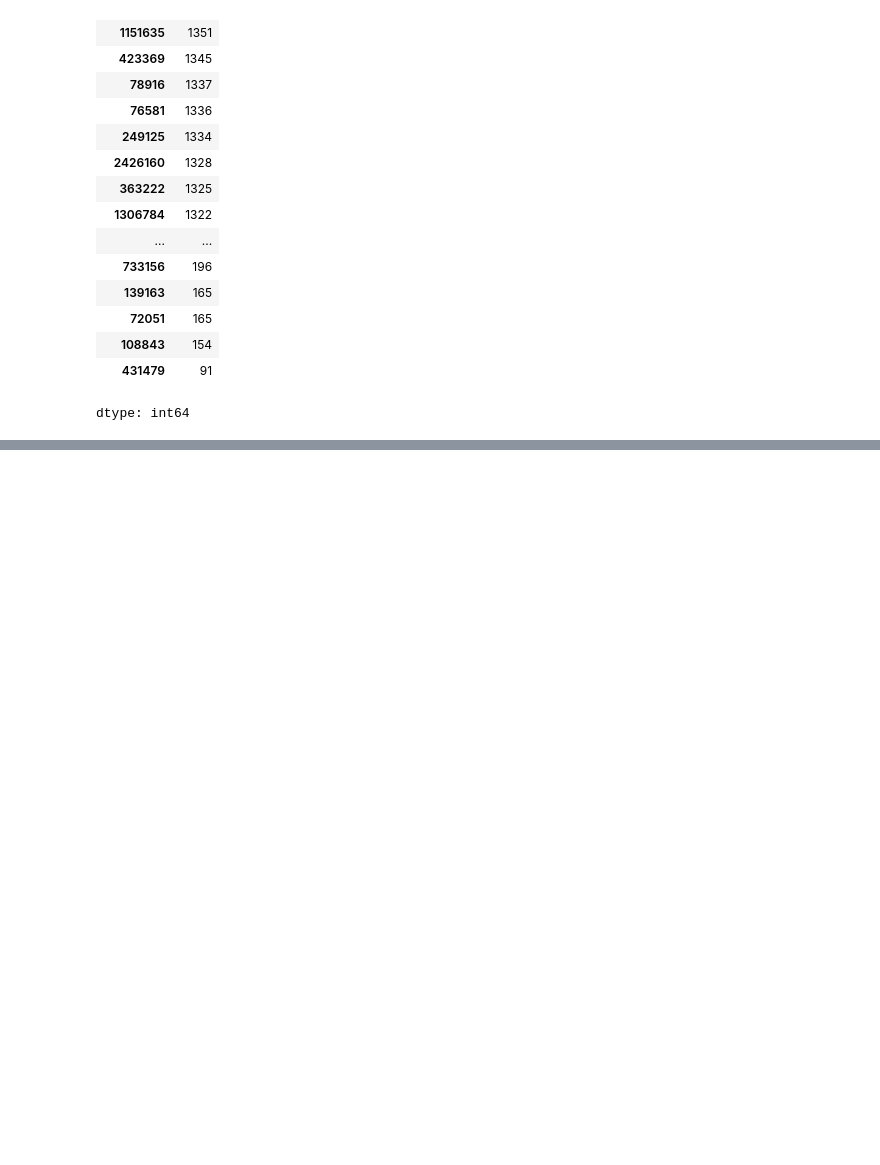
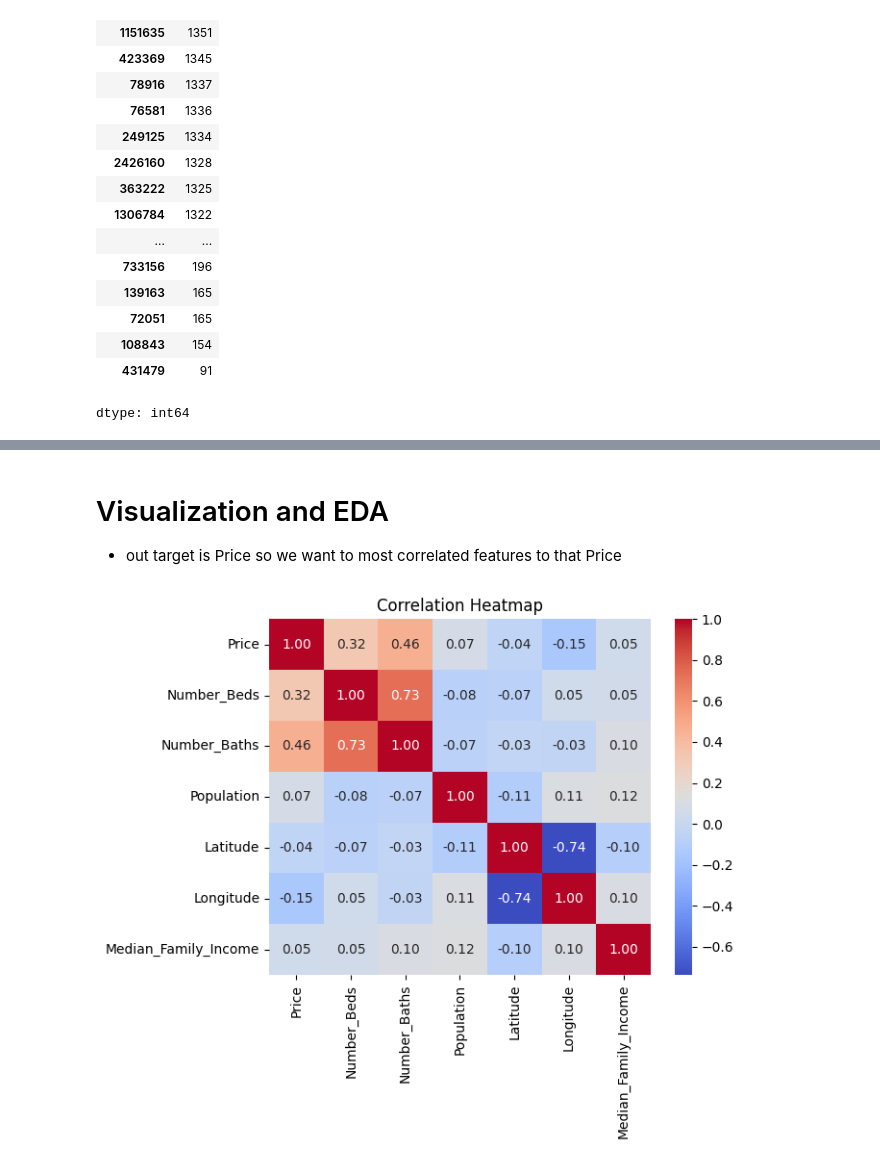
Before and after one commit to Martell0x1/ML-Assigment, a Jupyter notebook: main.ipynb, the cells around one changed output, grey strips where cells are left out. Saved outputs shown, nothing was run; the diff lists cells and outputs as text; code cells hidden in the pictures; blank space fills up the shorter version.

```diff
--- a/main.ipynb
+++ b/main.ipynb
@@ -91,0 +95,3 @@ dtype: int64
+# %%
+df =df.select_dtypes(include=['number'])
+df
@@ -91,0 +157,3 @@ dtype: int64
+# %%
+df.drop_duplicates(inplace=True)
+df.duplicated().sum()
@@ -91,0 +174,10 @@ dtype: int64
+# %% [markdown]
+# Visualization and EDA
+- out target is Price so we want to most correlated features to that Price
+# %%
+CorrMat= df.corr()
+sns.heatmap(CorrMat, annot=True, cmap='coolwarm', fmt='.2f')
+plt.title('Correlation Heatmap')
+plt.show()
+# %% [output]
+[figure, added]
```
Also changed, not shown: parts of 16 cells of this notebook.
